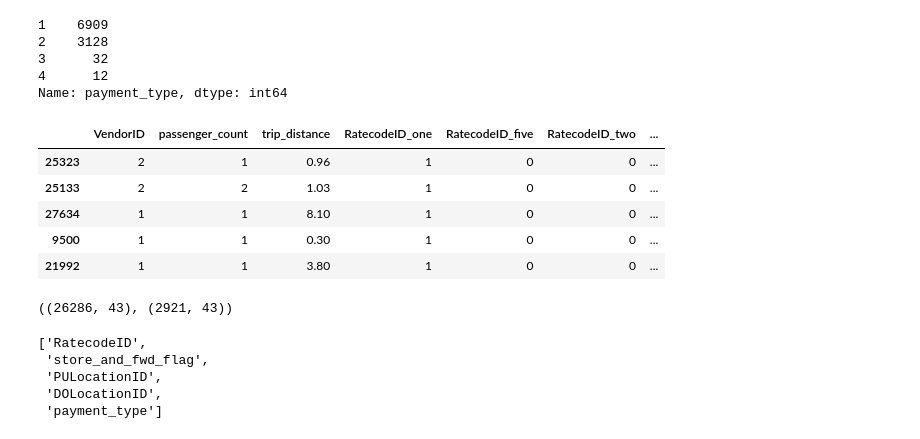
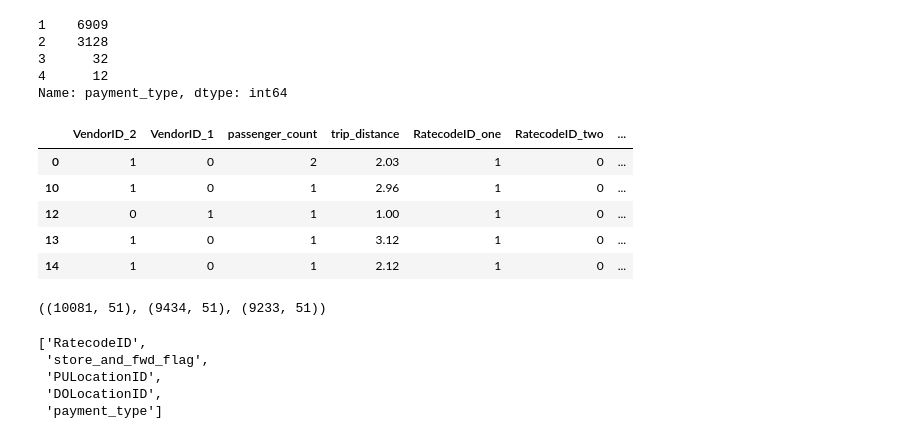
Before and after one commit to elliotgunn/nyc-taxi-trips, a Jupyter notebook: notebooks/feature_engineering.ipynb, the cells around one changed output. Drawn from its saved outputs; the diff is of its cells as text; code cells hidden in the pictures.

```diff
--- a/notebooks/feature_engineering.ipynb
+++ b/notebooks/feature_engineering.ipynb
@@ -269,34 +276,43 @@ train = reduce_cardinality(train)
 val = reduce_cardinality(val)
 test = reduce_cardinality(test)
 # %%
-import category_encoders as ce
+def cat_to_str(df):
 
-encoder = ce.OneHotEncoder(use_cat_names=True)
+    df['RatecodeID'] = df['RatecodeID'].replace({'1': 'one', '2': 'two', '3': 'three', '4': 'four', '5': 'five', '6': 'six'})
+    df['RatecodeID'] = df['RatecodeID'].replace({'1': 'one', '2': 'two', '3': 'three', '4': 'four', '5': 'five', '6': 'six'})
 
-X_train['RatecodeID'] = X_train['RatecodeID'].replace({'1': 'one', '2': 'two', '3': 'three', '4': 'four', '5': 'five', '6': 'six'})
-X_test['RatecodeID'] = X_test['RatecodeID'].replace({'1': 'one', '2': 'two', '3': 'three', '4': 'four', '5': 'five', '6': 'six'})
+    df['store_and_fwd_flag'] = df['store_and_fwd_flag'].replace({'1': 'one', '2': 'two'})
+    df['store_and_fwd_flag'] = df['store_and_fwd_flag'].replace({'1': 'one', '2': 'two'})
 
-X_train['store_and_fwd_flag'] = X_train['store_and_fwd_flag'].replace({'1': 'one', '2': 'two'})
-X_test['store_and_fwd_flag'] = X_test['store_and_fwd_flag'].replace({'1': 'one', '2': 'two'})
+    df['payment_type'] = df['payment_type'].replace({'1': 'one', '2': 'two', '3': 'three', '4': 'four'})
+    df['payment_type'] = df['payment_type'].replace({'1': 'one', '2': 'two', '3': 'three', '4': 'four'})
 
-X_train['payment_type'] = X_train['payment_type'].replace({'1': 'one', '2': 'two', '3': 'three', '4': 'four'})
-X_test['payment_type'] = X_test['payment_type'].replace({'1': 'one', '2': 'two', '3': 'three', '4': 'four'})
+    return df
 
-X_train_encoded = encoder.fit_transform(X_train)
-X_test_encoded = encoder.fit_transform(X_test)
-
-X_train_encoded.head()
+train = cat_to_str(train)
+val = cat_to_str(val)
+test = cat_to_str(test)
-# %% [output]
-|  | VendorID | passenger_count | trip_distance | RatecodeID_one | RatecodeID_five | RatecodeID_two | ... |
-| 25323 | 2 | 1 | 0.96 | 1 | 0 | 0 | ... |
-| 25133 | 2 | 2 | 1.03 | 1 | 0 | 0 | ... |
-| 27634 | 1 | 1 | 8.10 | 1 | 0 | 0 | ... |
-| 9500 | 1 | 1 | 0.30 | 1 | 0 | 0 | ... |
-| 21992 | 1 | 1 | 3.80 | 1 | 0 | 0 | ... |
-# %%
-X_train_encoded.shape, X_test_encoded.shape
-# %% [output]
-((26286, 43), (2921, 43))
+# %%
+import category_encoders as ce
+
+encoder = ce.OneHotEncoder(use_cat_names=True)
+
+train_encoded = encoder.fit_transform(train)
+val_encoded = encoder.fit_transform(val)
+test_encoded = encoder.fit_transform(test)
+
+train_encoded.head()
+# %% [output]
+|  | VendorID_2 | VendorID_1 | passenger_count | trip_distance | RatecodeID_one | RatecodeID_two | ... |
+| 0 | 1 | 0 | 2 | 2.03 | 1 | 0 | ... |
+| 10 | 1 | 0 | 1 | 2.96 | 1 | 0 | ... |
+| 12 | 0 | 1 | 1 | 1.00 | 1 | 0 | ... |
+| 13 | 1 | 0 | 1 | 3.12 | 1 | 0 | ... |
+| 14 | 1 | 0 | 1 | 2.12 | 1 | 0 | ... |
+# %%
+train_encoded.shape, val_encoded.shape, test_encoded.shape
+# %% [output]
+((10081, 51), (9434, 51), (9233, 51))
 # %%
 cat_vars = [var for var in X_train.columns if X_train[var].dtype == 'O']
 cat_vars
```
Also changed, not shown: parts of 7 cells of this notebook.
